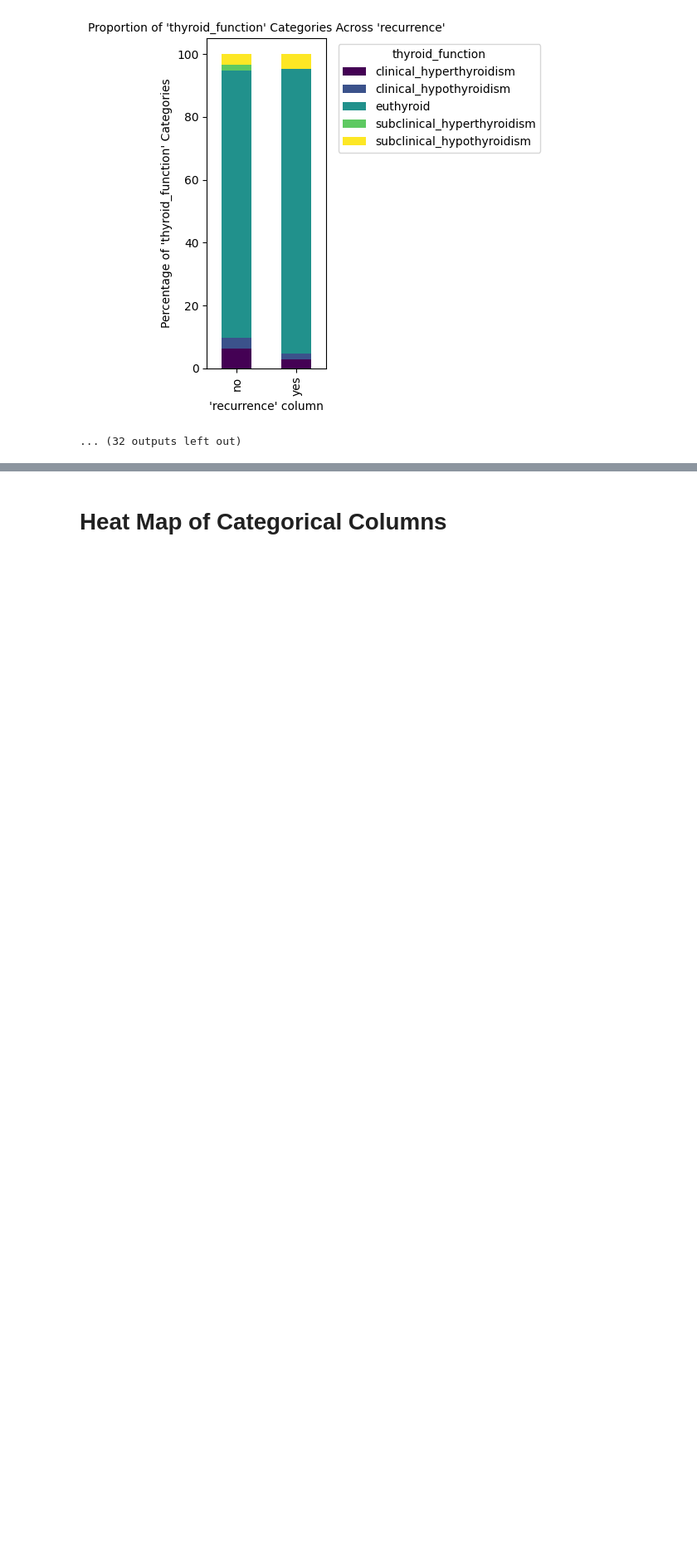
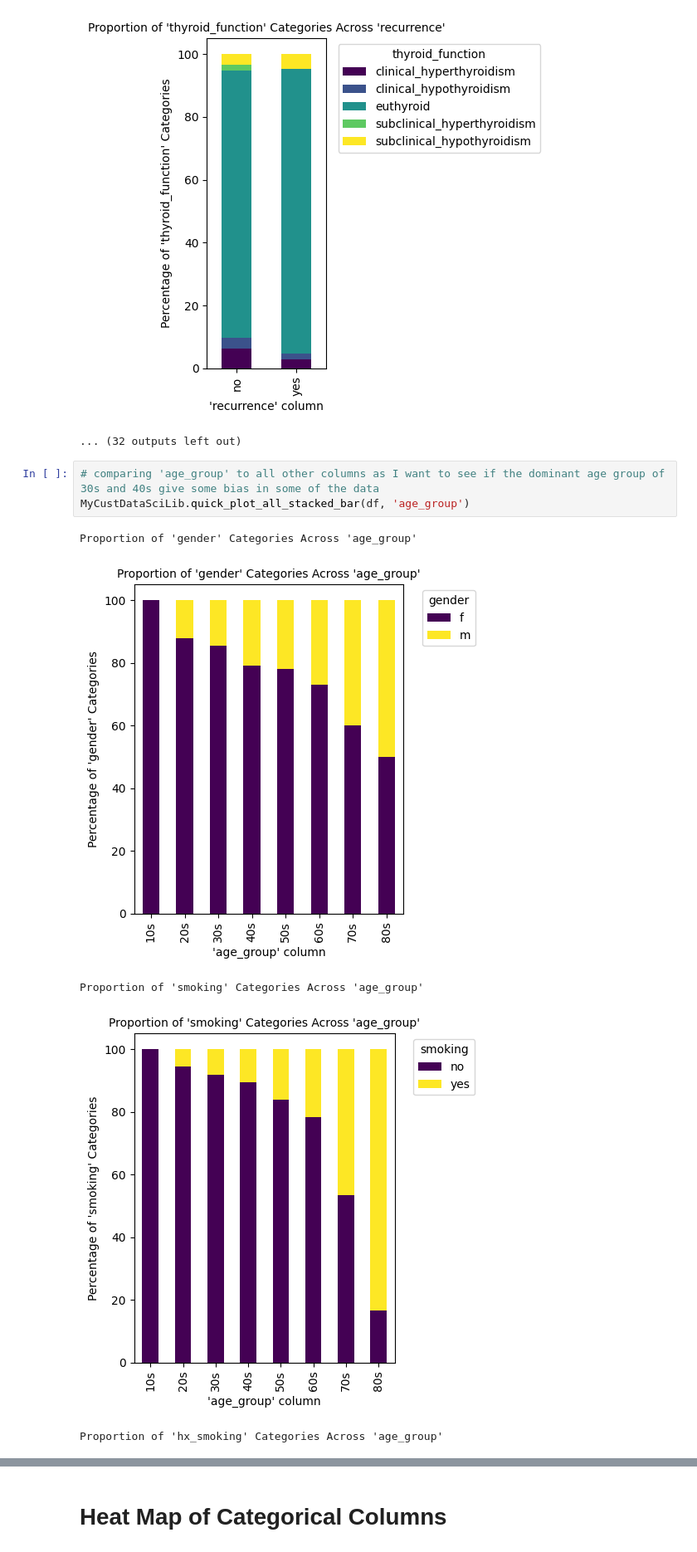
Before and after one commit to madmaxtoastflytiger/CaptStone2-Thyroid-Disease, a Jupyter notebook: 3_ThyroidDisease_EDA.ipynb, the cells around one changed output, grey strips where cells are left out. Shown at 83% size. Drawn from its saved outputs; the diff is of its cells as text; blank space fills up the shorter version.

```diff
--- a/3_ThyroidDisease_EDA.ipynb
+++ b/3_ThyroidDisease_EDA.ipynb
@@ -243,3 +260,12 @@ Proportion of 'hx_radiotherapy' Categories Across 'recurrence'
 Proportion of 'thyroid_function' Categories Across 'recurrence'
 [figure]
 ... (32 outputs left out)
+# %%
+# comparing 'age_group' to all other columns as I want to see if the dominant age group of 30s and 40s give some bias in some of the data
+MyCustDataSciLib.quick_plot_all_stacked_bar(df, 'age_group')
+# %% [output]
+Proportion of 'gender' Categories Across 'age_group'
+[figure, added]
+Proportion of 'smoking' Categories Across 'age_group'
+[figure, added]
+Proportion of 'hx_smoking' Categories Across 'age_group'
```
Also changed, not shown: parts of 11 cells of this notebook, 1 other file.
